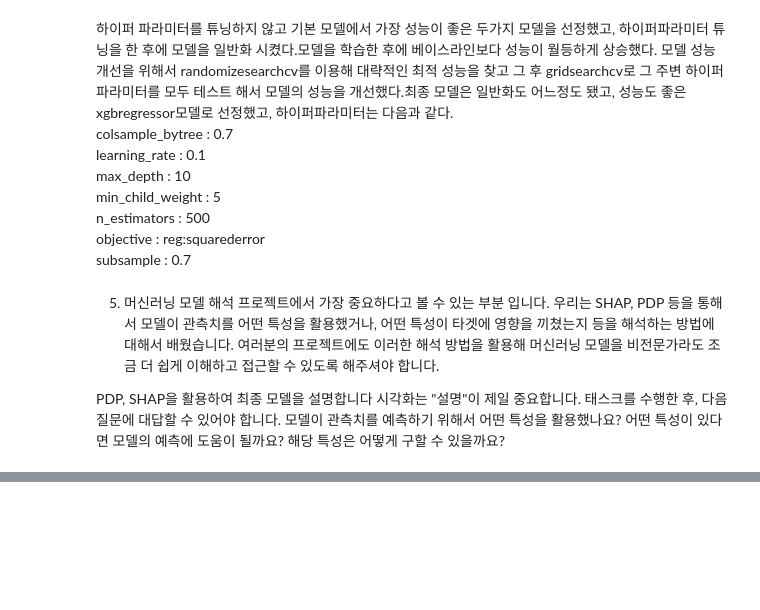
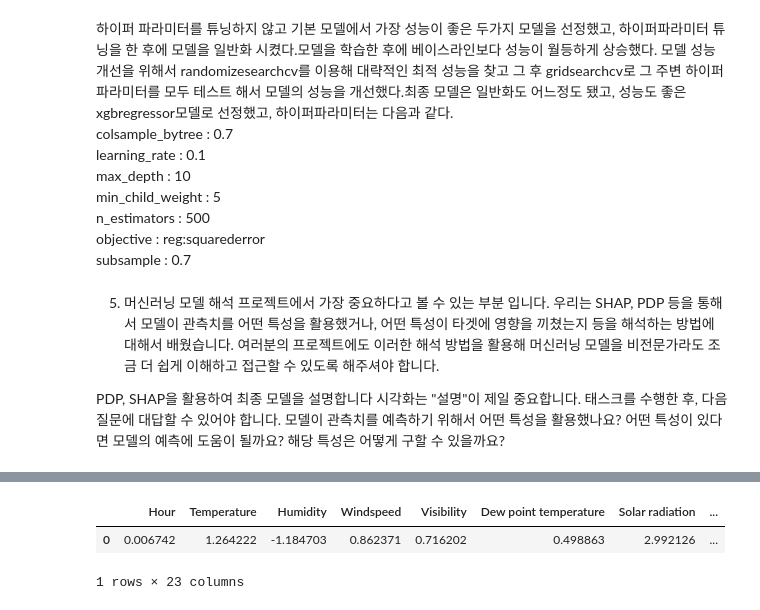
Before and after one commit to jinbyeong/project, a Jupyter notebook: AI_05_박진병_Section2_2.ipynb, the cells around one changed output, grey strips where cells are left out. Saved outputs shown, nothing was run; the diff lists cells and outputs as text; code cells hidden in the pictures; blank space fills up the shorter version.

```diff
--- a/AI_05_박진병_Section2_2.ipynb
+++ b/AI_05_박진병_Section2_2.ipynb
@@ -558,0 +601,6 @@ PDP, SHAP을 활용하여 최종 모델을 설명합니다
+# %%
+X_test_encoded.iloc[[0]]
+# %% [output]
+|  | Hour | Temperature | Humidity | Windspeed | Visibility | Dew point temperature | Solar radiation | ... |
+| 0 | 0.006742 | 1.264222 | -1.184703 | 0.862371 | 0.716202 | 0.498863 | 2.992126 | ... |
+1 rows × 23 columns
```
Also changed, not shown: parts of 5 cells of this notebook.
